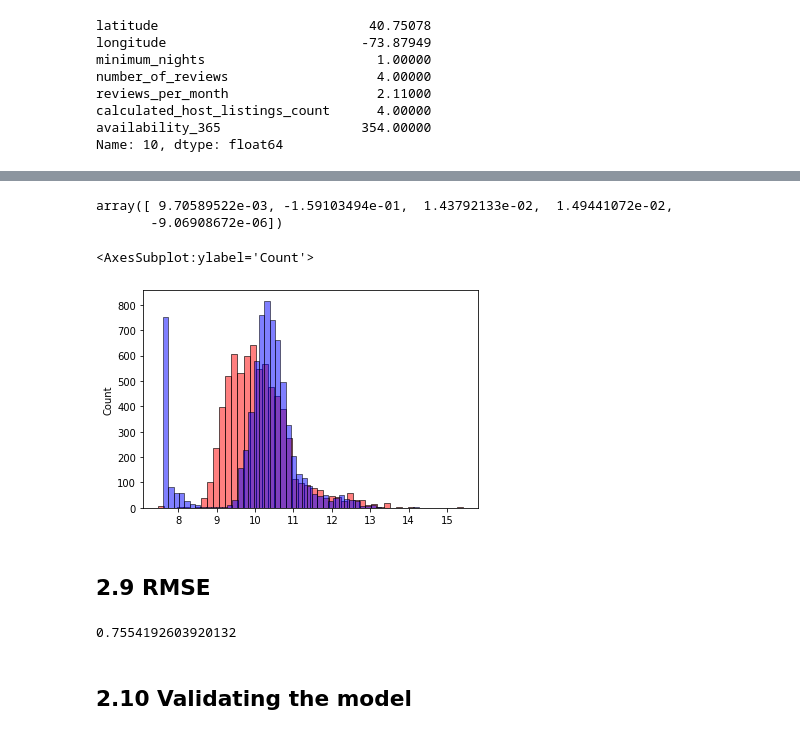
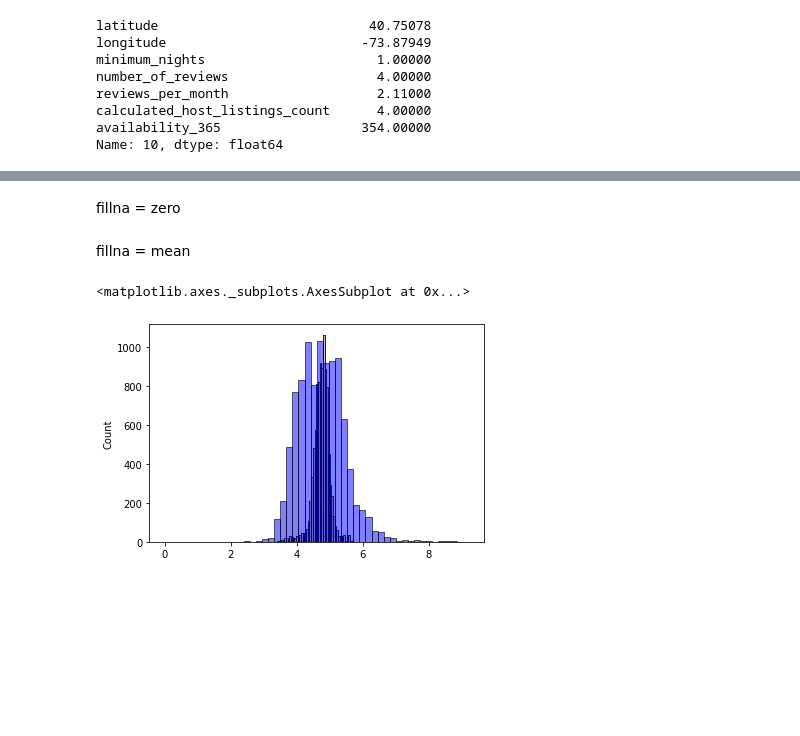
Before and after one commit to gulldan/mlbookcamp-code, a Jupyter notebook: course-zoomcamp/02-regression/hw-week2.ipynb, the cells around one changed output, grey strips where cells are left out. Cells and saved outputs as stored; diff of their text form; code cells hidden in the pictures; blank space fills up the shorter version.

```diff
--- a/course-zoomcamp/02-regression/hw-week2.ipynb
+++ b/course-zoomcamp/02-regression/hw-week2.ipynb
@@ -309,24 +259,34 @@ w0
-# %%
-w
-# %% [output]
-array([ 9.70589522e-03, -1.59103494e-01,  1.43792133e-02,  1.49441072e-02,
-       -9.06908672e-06])
+# %% [markdown]
+fillna = zero
+# %%
+df_train_zero = df_train
+df_train_zero['reviews_per_month'].fillna(0,inplace=True)
+X_train_zero = df_train_zero
+df_val_zero = df_val
+df_val_zero['reviews_per_month'].fillna(0,inplace=True)
+x_val_zero = df_val_zero
+w0_zero, w_zero = train_linear_regression(X_train_zero, y_train)
+y_pred_zero = w0_zero + x_val_zero.dot(w_zero)
+# %% [markdown]
+fillna = mean
+# %%
+df_train_mean = df_train
+df_train_mean['reviews_per_month'].fillna(df_train['reviews_per_month'].mean(),inplace=True)
+X_train_mean = df_train_mean
+df_val_mean = df_val
+df_val_mean['reviews_per_month'].fillna(df_train['reviews_per_month'].mean(),inplace=True)
+x_val_mean = df_val_mean
+w0_mean, w_mean = train_linear_regression(X_train_mean, y_train)
+y_pred_mean = w0_mean + x_val_mean.dot(w_mean)
 # %%
-sns.histplot(y_pred, color='red', alpha=0.5, bins=50)
-sns.histplot(y_train, color='blue', alpha=0.5, bins=50)
+sns.histplot(y_pred_mean, color='red', alpha=0.2, bins=50)
+sns.histplot(y_pred_zero, color='green', alpha=0.2, bins=50)
+sns.histplot(y_val, color='blue', alpha=0.5, bins=50)
 # %% [output]
-<AxesSubplot:ylabel='Count'>
+<matplotlib.axes._subplots.AxesSubplot at 0x...>
-[figure, old version]
+[figure, new version]
-# %% [markdown]
-## 2.9 RMSE
 # %%
 def rmse(y, y_pred):
     se = (y - y_pred) ** 2
     mse = se.mean()
     return np.sqrt(mse)
-# %%
-rmse(y_train, y_pred)
-# %% [output]
-0.7554192603920132
-# %% [markdown]
-## 2.10 Validating the model
```
Also changed, not shown: parts of 61 cells of this notebook.
